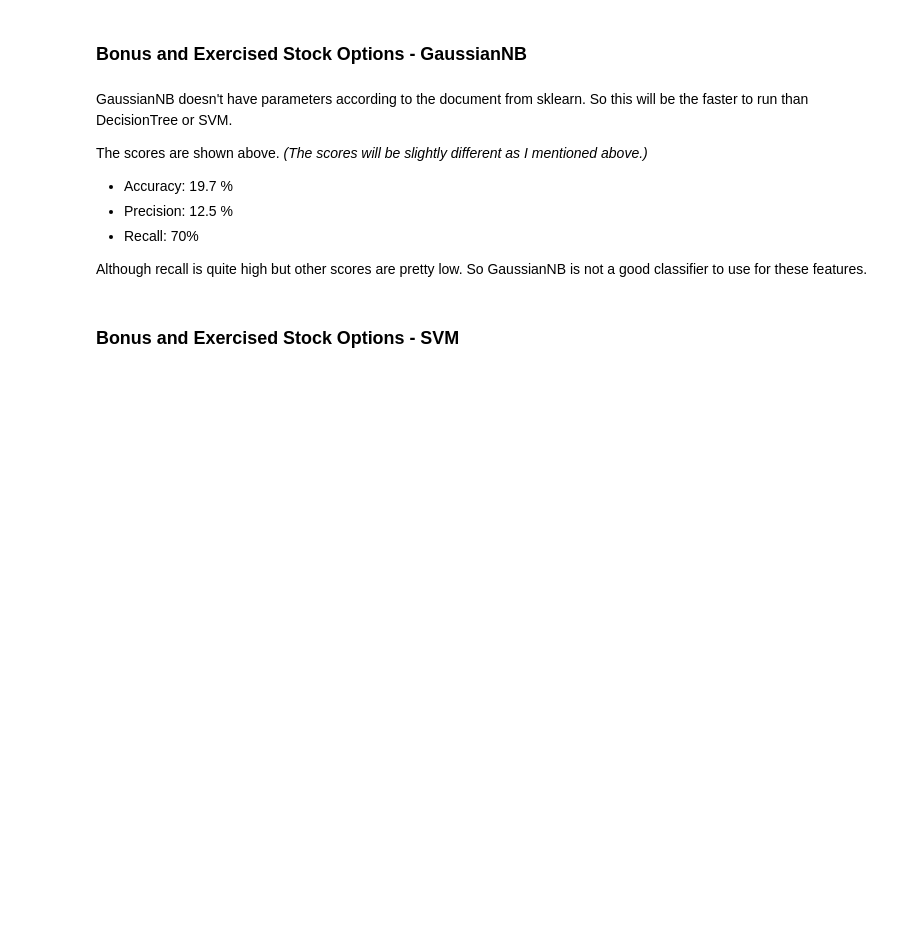
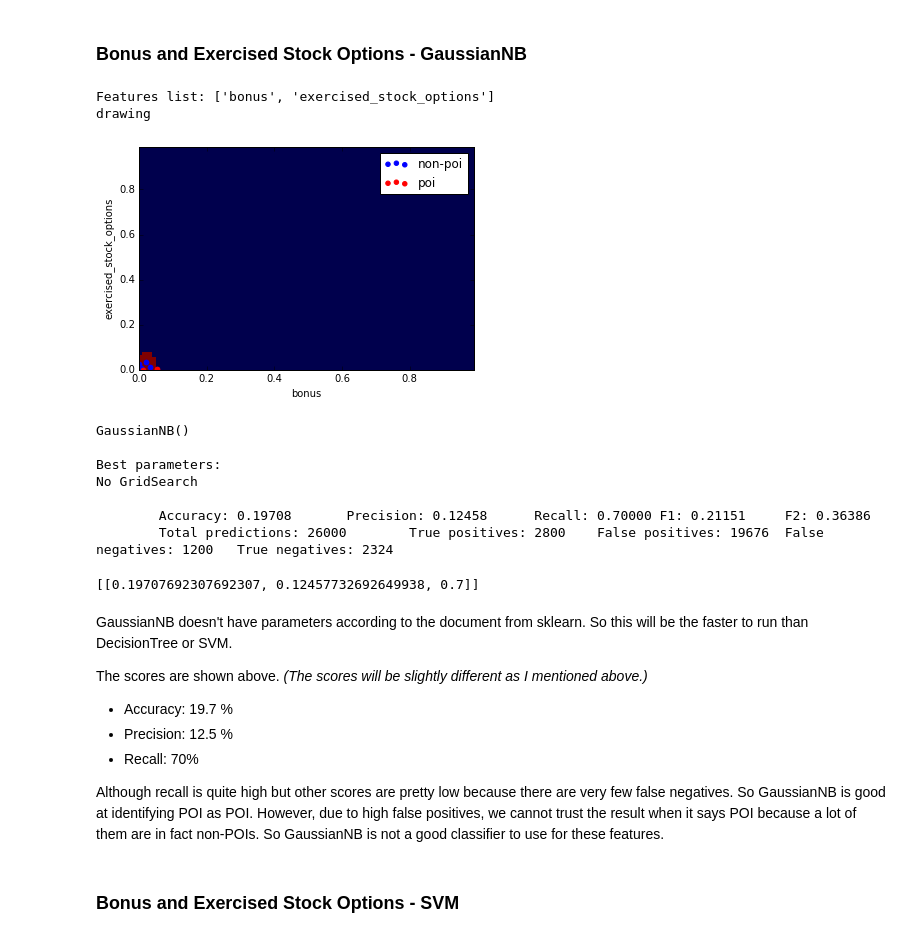
Before and after one commit to wonjunee/machine-learning, a Jupyter notebook: ud120-projects/final_project/final_project.ipynb, the cells around one changed output. Drawn from its saved outputs; the diff is of its cells as text; code cells hidden in the pictures; blank space fills up the shorter version.

Commit message:
finished bonus and exercised stock options

```diff
--- a/ud120-projects/final_project/final_project.ipynb
+++ b/ud120-projects/final_project/final_project.ipynb
@@ -696,8 +713,20 @@ Let's try calculate scores again with different classfiers.
 # %%
 %matplotlib inline
 features = ['poi', 'bonus', 'exercised_stock_options']
 classifiers = ['GaussianNB']
-classify_advanced(features, classifiers, print_result=True, draw_graph=True)
+results["GaussianNB"] = classify_advanced(features, classifiers, print_result=True, draw_graph=True)
+# %% [output]
+Features list: ['bonus', 'exercised_stock_options']
+drawing
+[figure, added]
+GaussianNB()
+
+Best parameters:
+No GridSearch
+
+        Accuracy: 0.19708       Precision: 0.12458      Recall: 0.70000 F1: 0.21151     F2: 0.36386
+        Total predictions: 26000        True positives: 2800    False positives: 19676  False negatives: 1200   True negatives: 2324
+[[0.19707692307692307, 0.12457732692649938, 0.7]]
 # %% [markdown]
 GaussianNB doesn't have parameters according to the document from sklearn. So this will be the faster to run than DecisionTree or SVM.
 
@@ -707,7 +736,7 @@ The scores are shown above. *(The scores will be slightly different as I mention
 - Precision: 12.5 %
 - Recall: 70%
 
-Although recall is quite high but other scores are pretty low.  So GaussianNB is not a good classifier to use for these features.
+Although recall is quite high but other scores are pretty low because there are very few false negatives. So GaussianNB is good at identifying POI as POI. However, due to high false positives, we cannot trust the result when it says POI because a lot of them are in fact non-POIs. So GaussianNB is not a good classifier to use for these features.
 # %% [markdown]
 ### Bonus and Exercised Stock Options - SVM
 # %%
```
Also changed, not shown: parts of 12 cells of this notebook.
